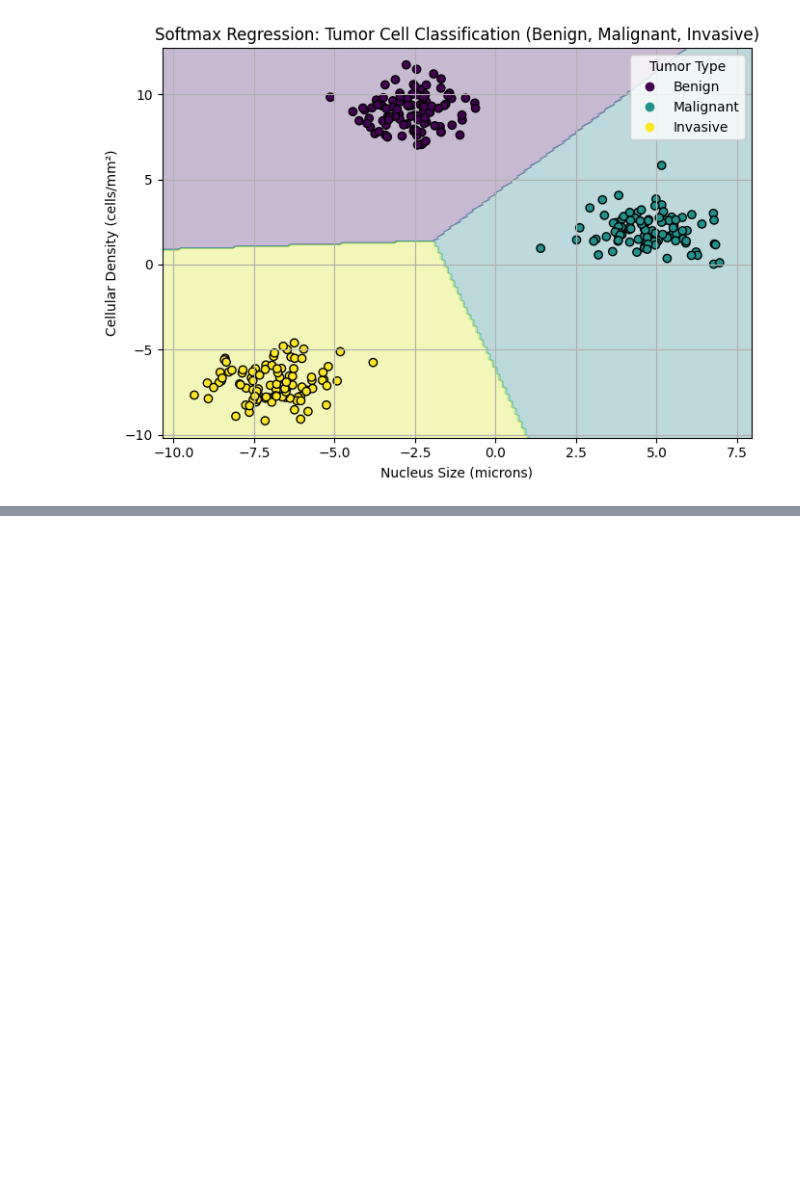
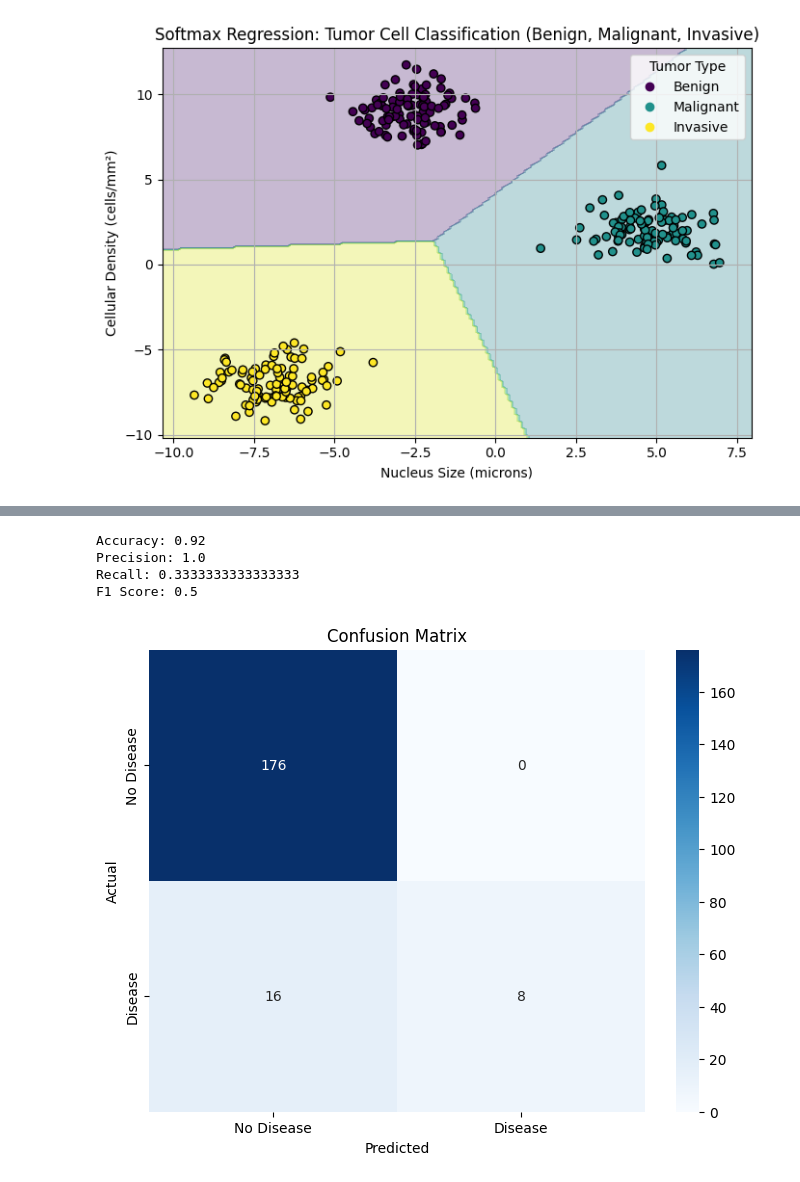
Before and after one commit to ChristinaVlach/Introduction-Statistical-Data-Analysis-Machine-Learning, a Jupyter notebook: classification/classification_linear_models.ipynb, the cells around one changed output, grey strips where cells are left out. Drawn from its saved outputs; the diff is of its cells as text; code cells hidden in the pictures; blank space fills up the shorter version.

```diff
--- a/classification/classification_linear_models.ipynb
+++ b/classification/classification_linear_models.ipynb
@@ -228,0 +307,38 @@ plt.show()
+# %%
+# Train a logistic regression model
+log_reg = LogisticRegression()
+log_reg.fit(X_train, y_train)
+
+# Make predictions
+y_pred = log_reg.predict(X_test)
+
+# Evaluate the model
+accuracy = accuracy_score(y_test, y_pred)
+conf_matrix = confusion_matrix(y_test, y_pred)
+
+# Calculate precision, recall, and F1 score
+precision = precision_score(y_test, y_pred)
+recall = recall_score(y_test, y_pred)
+f1 = f1_score(y_test, y_pred)
+
+# Print the results
+print("Accuracy:", accuracy)
+print("Precision:", precision)
+print("Recall:", recall)
+print("F1 Score:", f1)
+
+# Visualize the confusion matrix
+plt.figure(figsize=(8, 6))
+sns.heatmap(conf_matrix, annot=True, fmt='d', cmap='Blues',
+            xticklabels=['No Disease', 'Disease'],
+            yticklabels=['No Disease', 'Disease'])
+plt.ylabel('Actual')
+plt.xlabel('Predicted')
+plt.title('Confusion Matrix')
+plt.show()
+# %% [output]
+Accuracy: 0.92
+Precision: 1.0
+Recall: 0.3333333333333333
+F1 Score: 0.5
+[figure, added]
```
Also changed, not shown: parts of 13 cells of this notebook, 2 other files.
